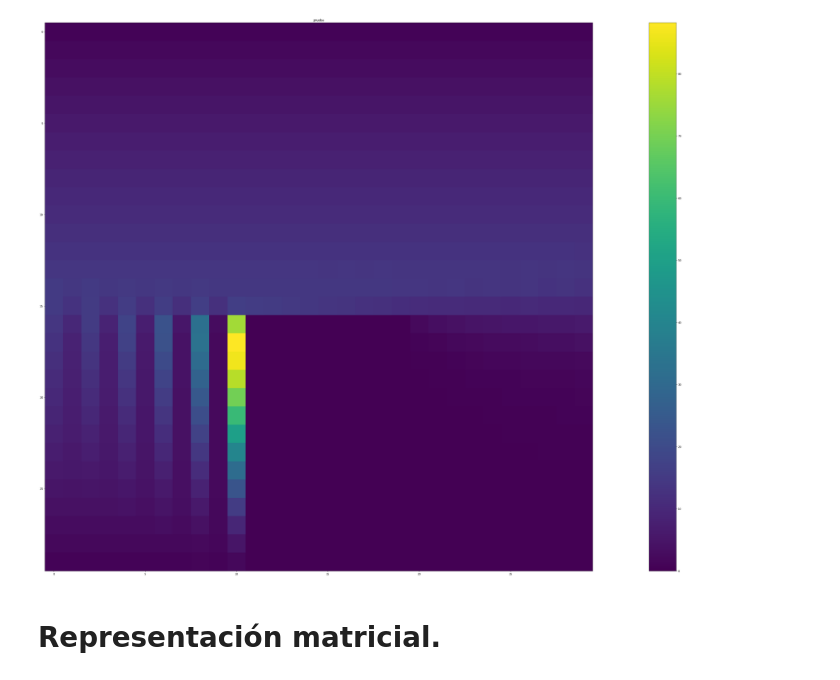
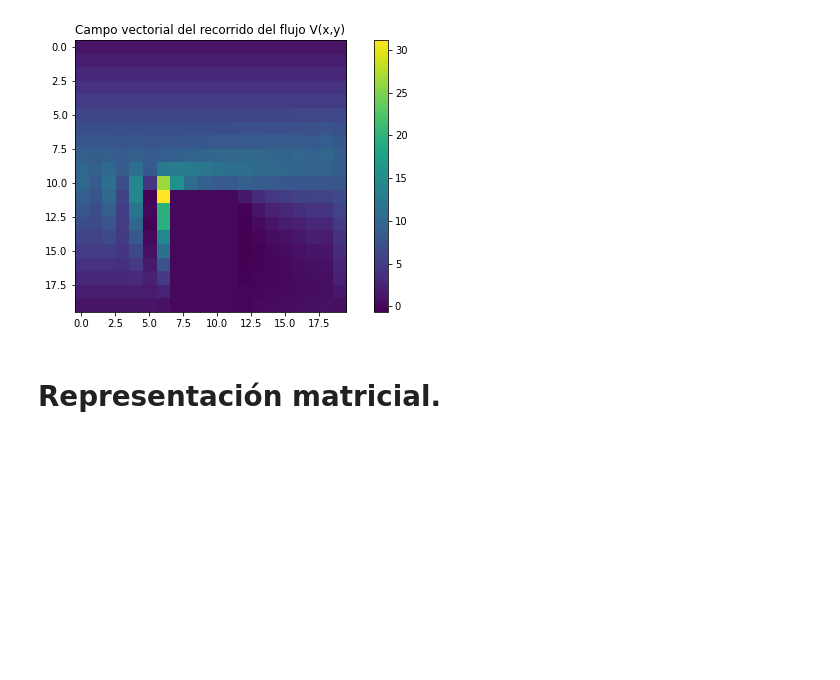
Before and after one commit to JuanCamilo-R/MNProyecto, a Jupyter notebook: MNProyecto/proyecto.ipynb, the cells around one changed output. Cells and saved outputs as stored; diff of their text form; code cells hidden in the pictures; blank space fills up the shorter version.

```diff
--- a/MNProyecto/proyecto.ipynb
+++ b/MNProyecto/proyecto.ipynb
@@ -10,14 +10,12 @@ import matplotlib.pylab as p
 from matplotlib import pyplot, cm
 from numpy import *
 
-import time
-
 #Parámetros iniciales
-YMAX = 30
-XMAX = 30
+YMAX = 20
+XMAX =20
 PPX = 1
 PNX = 1
-H = 1.8 #representaría nuestro dt, los 12 steps toman en cuenta el tiempo. Acá se toma en cuenta es un H, cambios de paso. El número de courant se trabajaría con H.
+H = 1
 OMEGA = 0.1
 N_ITERATIONS = 1000
 Vmax= YMAX // 2
@@ -180,7 +178,7 @@ def showPlotVy(velocity_field_vy):
 def showPlot(velocity_field_vx, velocity_field_vy):
   for i in range(0, YMAX):
     for j in range(0,XMAX):
-      plt.quiver(j, i, velocity_field_vx[i][j], velocity_field_vy[i][j], color='w')
+      plt.quiver(j, i, velocity_field_vx[i][j], velocity_field_vy[i][j], units='xy', color='w',scale=9)
 
   plt.title("Campo vectorial del recorrido del fluido")
   # x-lim and y-lim
@@ -197,9 +195,12 @@ def iterate(initial_field_vx,  initial_field_vy, velocity_field_vx, velocity_fie
     velocity_field_vx = initial_field_vx
     velocity_field_vy = initial_field_vy
     for i in range(N_ITERATIONS):
-      #setBoundariesVy(velocity_field_vy, previous_field_vx)
+      setBoundariesVy(velocity_field_vy, previous_field_vx)
       calculateVxRValues(r_field_vx, velocity_field_vx, velocity_field_vy) #we also relax the fluid here
       calculateVyRValues(r_field_vy, velocity_field_vx, velocity_field_vy) #we also relax the fluid here
+      if(i==0 and i==1):
+            print(i+"FIRST VY")
+            showMatrix(velocity_field_vy)
       previous_field_vx = velocity_field_vx
       """
       if(i%100==0):
@@ -209,17 +210,20 @@ def iterate(initial_field_vx,  initial_field_vy, velocity_field_vx, velocity_fie
         sumVelocities(total_velocity, velocity_field_vx, velocity_field_vy)
         plotVector(total_velocity,velocity_field_vx,velocity_field_vy,"Campo vectorial del recorrido del fluido")
       """
-    plt.figure(figsize=[80,40])
+    plt.figure(figsize=[10,5])
     #showPlot(velocity_field_vx, velocity_field_vy)
     #showPlotVx(velocity_field_vx)
-    # sumVelocities(total_velocity, velocity_field_vx, velocity_field_vy)
+    print("VX")
+    showMatrix(velocity_field_vx)
+    print("FIRST VY")
+    showMatrix(velocity_field_vy)
+
+    sumVelocities(total_velocity, velocity_field_vx, velocity_field_vy)
+    print("TOTAL")
+    showMatrix(total_velocity)
     #showPlotVx(velocity_field_vx)
     #showPlotVy(velocity_field_vy)
-    # showMatrix(total_velocity)
-    # plotVector(total_velocity,velocity_field_vx,velocity_field_vy,"Campo vectorial del recorrido del flujo V(x,y)")
-    showMatrix(velocity_field_vx)
-    colorBar(velocity_field_vx,"prueba")
-
+    plotVector(total_velocity,velocity_field_vx,velocity_field_vy,"Campo vectorial del recorrido del flujo V(x,y)")
 
 
 
@@ -269,4 +273,4 @@ if __name__ == '__main__':
-[figure, old version]
+[figure, new version]
 # %% [markdown]
 # Representación matricial.
 # %% [markdown]
```
Also changed, not shown: parts of 5 cells of this notebook, 19 other files.
